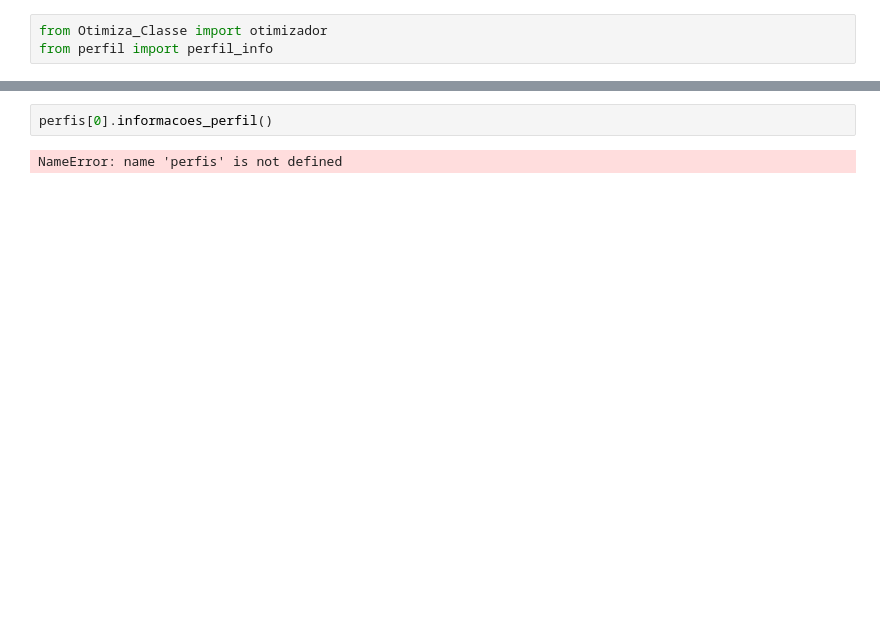
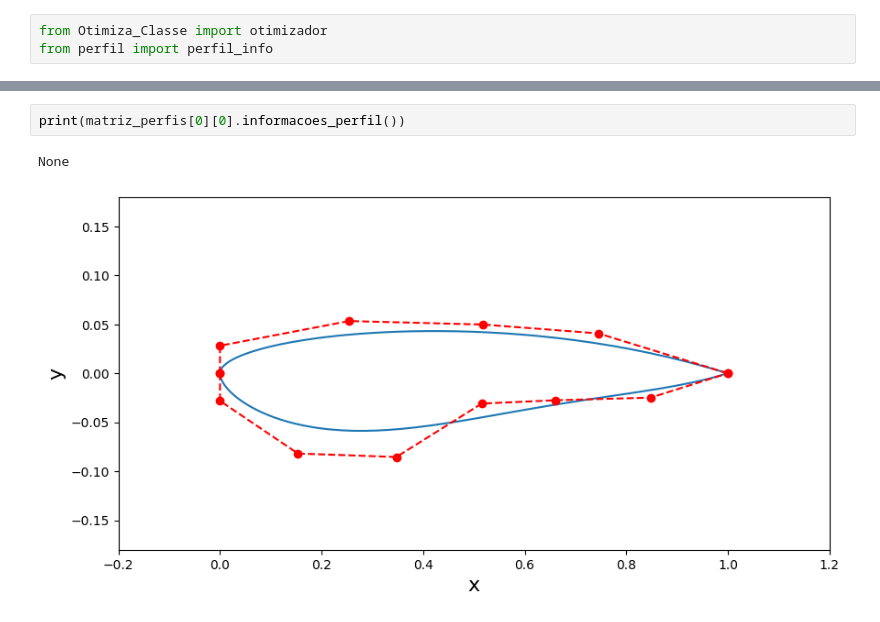
Before and after one commit to joaomanoel0/otimizador_de_perfil_aero_2023, a Jupyter notebook: main_p.ipynb, the cells around one changed output, grey strips where cells are left out. Drawn from its saved outputs; the diff is of its cells as text; blank space fills up the shorter version.

```diff
--- a/main_p.ipynb
+++ b/main_p.ipynb
@@ -11,7 +25,8 @@ matriz_perfis.append(perfis)
 # %%
-perfis[0].informacoes_perfil()
+print(matriz_perfis[0][0].informacoes_perfil())
 # %% [output]
-NameError: name 'perfis' is not defined
+None
+[figure, added]
 # %%
 for i in range(num_geracoes):
     perfis = otimizador.evolui(perfis, num_filhos)
```
Also changed, not shown: parts of 4 cells of this notebook, 1 other file.
